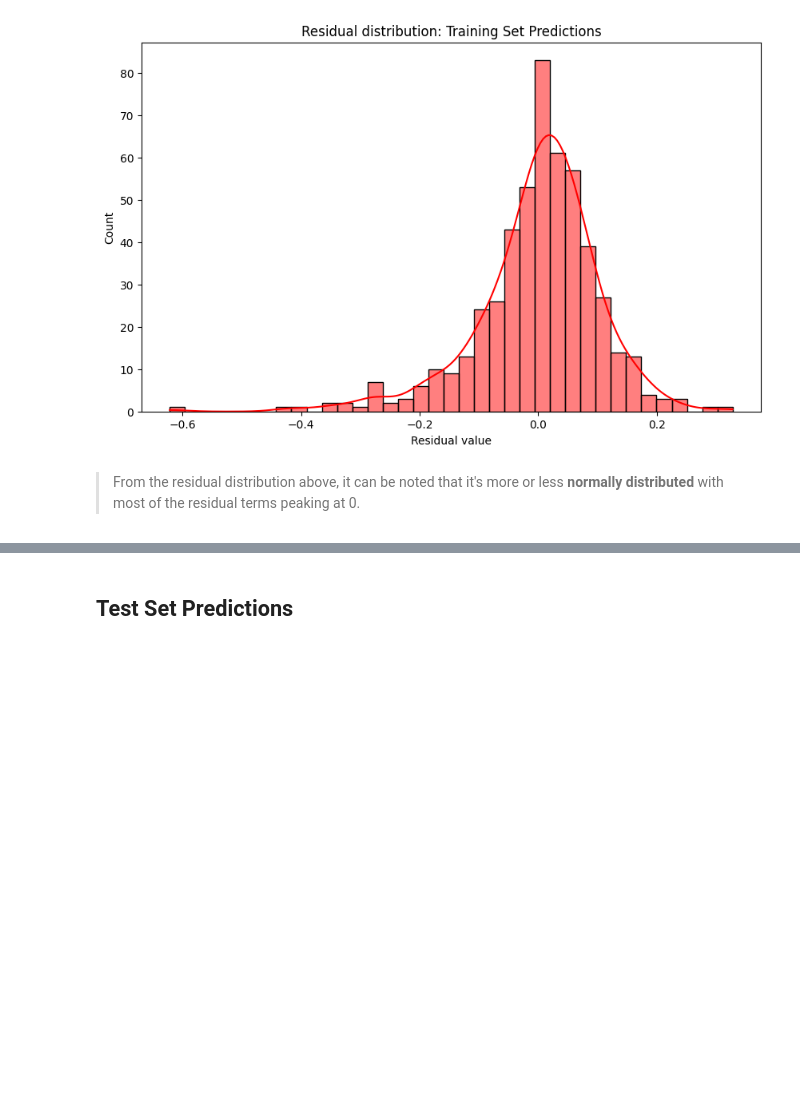
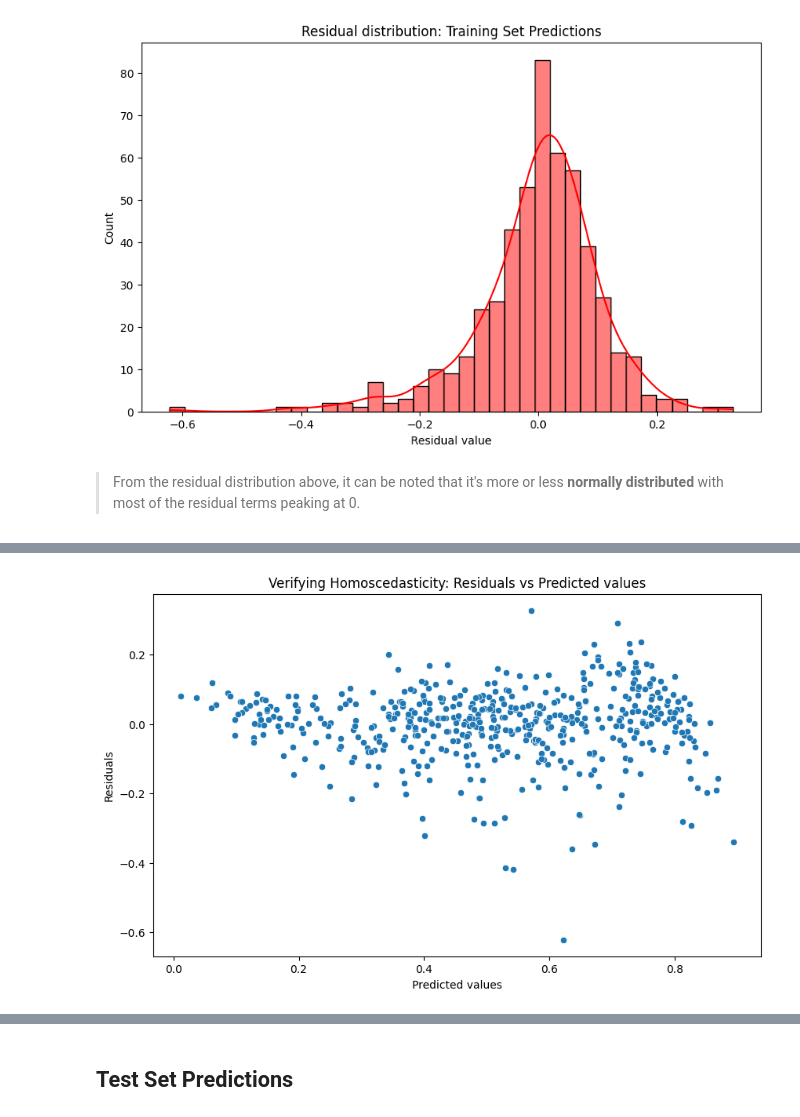
Before and after one commit to cyberpirate92/bike-sharing, a Jupyter notebook: BikeSharing.ipynb, the cells around one changed output, grey strips where cells are left out. Cells and saved outputs as stored; diff of their text form; code cells hidden in the pictures; blank space fills up the shorter version.

```diff
--- a/BikeSharing.ipynb
+++ b/BikeSharing.ipynb
@@ -1180,0 +1204,9 @@ plt.show()
+# %%
+plt.figure(figsize=(10, 6))
+sns.scatterplot(x=y_train_pred, y=residuals)
+plt.title('Verifying Homoscedasticity: Residuals vs Predicted values')
+plt.ylabel('Residuals')
+plt.xlabel('Predicted values')
+plt.show()
+# %% [output]
+[figure, added]
```
Also changed, not shown: parts of 22 cells of this notebook.
